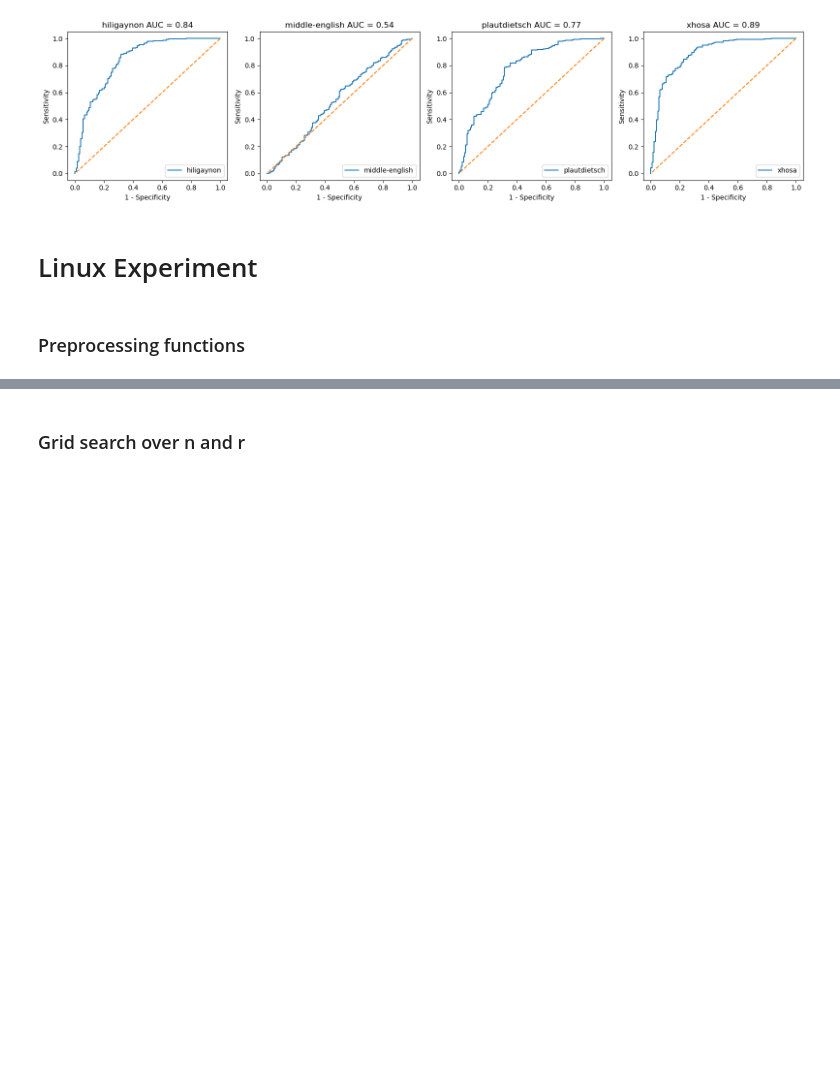
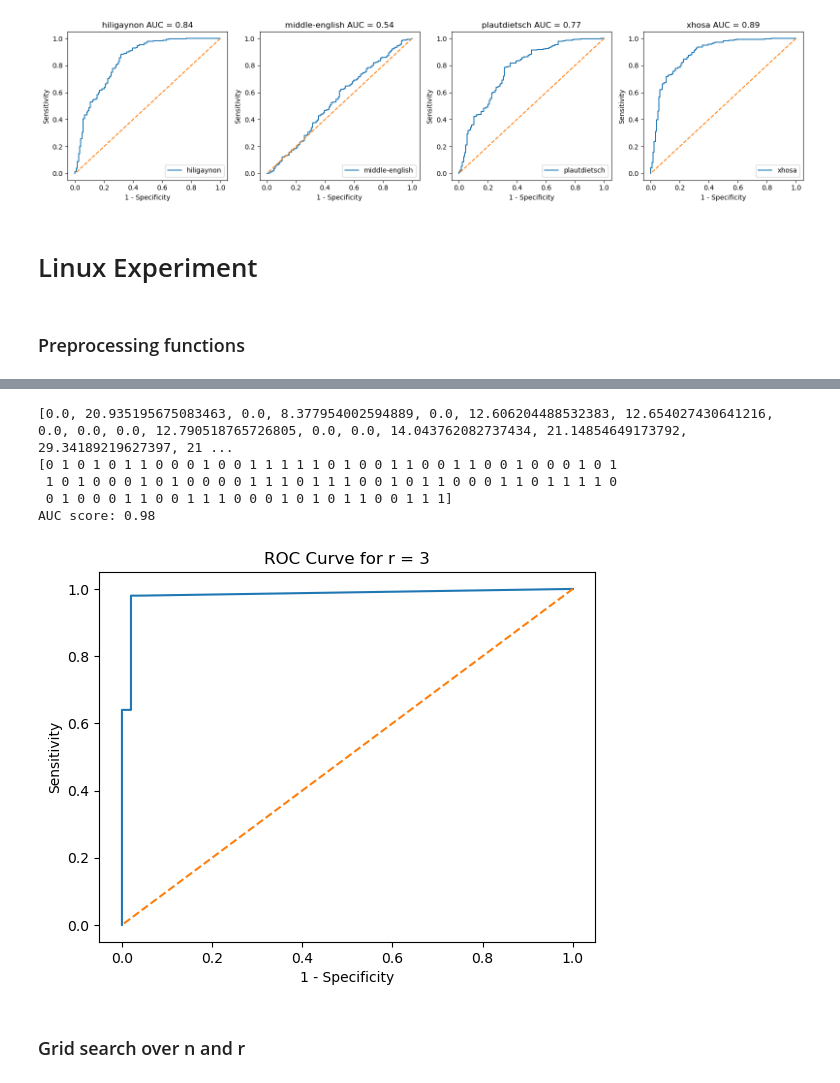
Before and after one commit to jasperpieterse/Natural-Computing, a Jupyter notebook: Assignment 2/negative-selection/Assignment_2.ipynb, the cells around one changed output, grey strips where cells are left out. Cells and saved outputs as stored; diff of their text form; code cells hidden in the pictures; blank space fills up the shorter version.

```diff
--- a/Assignment 2/negative-selection/Assignment_2.ipynb
+++ b/Assignment 2/negative-selection/Assignment_2.ipynb
@@ -87,10 +132,10 @@ for i, r in enumerate(r_values):
     tagalog_test_values = list(map(float, output_tagalog_test.split()))
 
     # Calculating Selectivity and Specificity
-    sensitivity, specificity = compute_sens_spec_lang(english_test_values, tagalog_test_values)
+    sensitivity, specificity = compute_sensitivity_specificity(english_test_values, tagalog_test_values)
 
     # Calculate AUC
-    auc_score = integrate(np.asarray(specificity), sensitivity)
+    auc_score = calculate_AUC(np.asarray(specificity), sensitivity)
     AUC_values.append(auc_score)
     print(f"AUC SCORE FOR r = {r} IS: ", auc_score)
 
@@ -130,10 +175,10 @@ for i, r in enumerate(r_values):
     tagalog_test_values = list(map(float, output_tagalog_test.split()))
 
     # Calculating Selectivity and Specificity
-    sensitivity, specificity = compute_sens_spec_lang(english_test_values, tagalog_test_values)
+    sensitivity, specificity = compute_sensitivity_specificity(english_test_values, tagalog_test_values)
 
     # Calculate AUC
-    auc_score = integrate(np.asarray(specificity), sensitivity)
+    auc_score = calculate_AUC(np.asarray(specificity), sensitivity)
     AUC_values.append(auc_score)
     print(f"AUC SCORE FOR r = {r} IS: ", auc_score)
 
@@ -195,12 +240,12 @@ for i, lang in enumerate(languages):
     lang_test_values = list(map(float, output_lang_test.split()))
 
     # Calculating Selectivity and Specificity
-    sensitivity, specificity = compute_sens_spec_lang(english_test_values, lang_test_values)
+    sensitivity, specificity = compute_sensitivity_specificity(english_test_values, lang_test_values)
     all_sensitivity.append(sensitivity)
     all_specificity.append(specificity)
 
     # Calculate AUC
-    auc_score = integrate(np.asarray(specificity), sensitivity)
+    auc_score = calculate_AUC(np.asarray(specificity), sensitivity)
 
     print(f"AUC SCORE for {lang} IS: ", auc_score)
 
@@ -398,3 +382,60 @@ The 3rd test data has 87406 chunks of which 86935 are safe chunks and 471 are co
+# %%
+# Set parameters
+n = 10
+r = 3
+test_set_nr = 1
+
+# Pre-process the training data
+train_file = f'{INPUT_PATH}syscalls/snd-cert/snd-cert.train' #change / to \\ for Windows
+preprocessed_train_file = 'snd-cert_preprocessed.train'
+train_chunks = extract_train_data(train_file, preprocessed_train_file, chunk_length = n)
+
+# Pre-process the test data
+test_file = f'{INPUT_PATH}syscalls/snd-cert/snd-cert.{test_set_nr}.test' #change / to \\ for Windows
+label_file = f'{INPUT_PATH}syscalls/snd-cert/snd-cert.{test_set_nr}.labels' #change / to \\ for Windows
+test_chunks, syscall_ids, labels = extract_test_data(test_file, label_file, chunk_length = n)
+
+# Define training command
+training_command = f"java -jar negsel2.jar -alphabet file://syscalls/snd-cert/snd-cert.alpha -self {preprocessed_train_file} -n {n} -r {r} -c -l"
+
+# Compute the mean anomaly score for each system call
+mean_predictions = []
+for i in range(max(syscall_ids)+1):
+    # Select all chunks belonging to a single system call
+    selected_chunks = test_chunks[syscall_ids == i]
+
+    # Save selected chunks to a file, one chunk per line, such that it can be used as input for negative selection
+    with open(f'{INPUT_PATH}test.test','w') as file:
+        file.write('\n'.join(selected_chunks))
+
+    # Perform negative selection
+    pred_raw = run_java_command(f"{training_command} < test.test")
+    pred = list(map(float, pred_raw.split()))
+
+    # Compute average anomaly score of that line
+    mean_predictions.append(np.mean(pred))
+
+#Get the sensitivity and specificity
+sensitivity, specificity = calculate_sensitivity_specificity_linux(mean_predictions, labels)
+
+#Calculate the AUC
+auc_score = calculate_AUC(np.asarray(specificity), sensitivity)
+print(f"AUC score: {auc_score:.4f}")
+
+#Plot the ROC curve
+plt.plot(1-np.asarray(specificity), sensitivity)
+plt.plot(1-np.asarray(specificity), 1-np.asarray(specificity), '--')
+plt.xlabel("1 - Specificity")
+plt.ylabel("Sensitivity")
+plt.title(f"ROC Curve for r = {r}")
+plt.show()
+# %% [output]
+[0.0, 20.935195675083463, 0.0, 8.377954002594889, 0.0, 12.606204488532383, 12.654027430641216, 0.0, 0.0, 0.0, 12.790518765726805, 0.0, 0.0, 14.043762082737434, 21.14854649173792, 29.34189219627397, 21 ...
+[0 1 0 1 0 1 1 0 0 0 1 0 0 1 1 1 1 1 0 1 0 0 1 1 0 0 1 1 0 0 1 0 0 0 1 0 1
+ 1 0 1 0 0 0 1 0 1 0 0 0 0 1 1 1 0 1 1 1 0 0 1 0 1 1 0 0 0 1 1 0 1 1 1 1 0
+ 0 1 0 0 0 1 1 0 0 1 1 1 0 0 0 1 0 1 0 1 1 0 0 1 1 1]
+AUC score: 0.98
+[figure, added]
 # %% [markdown]
 ### Grid search over n and r
 # %%
```
Also changed, not shown: parts of 11 cells of this notebook, 14 other files.
